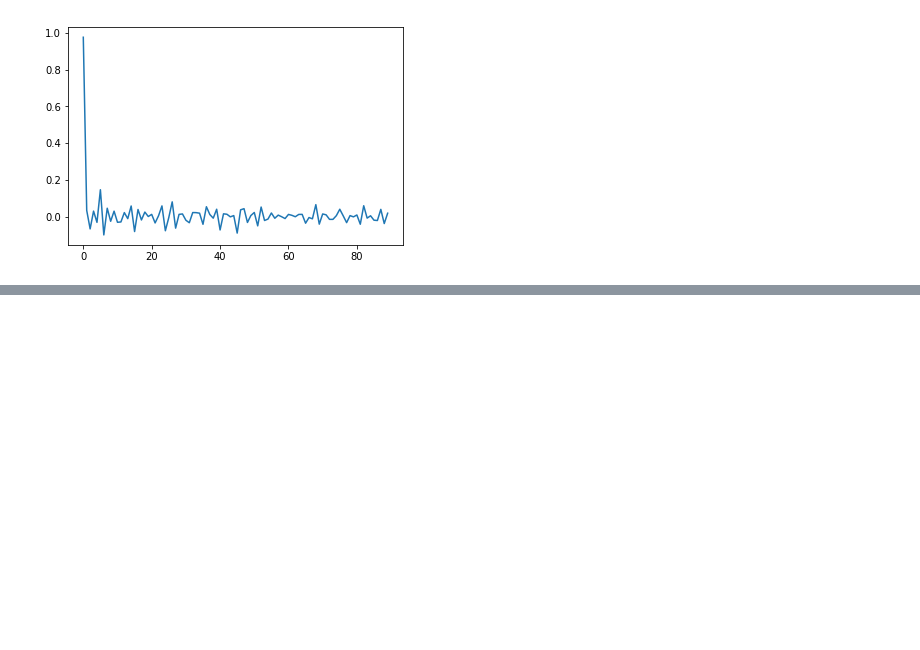
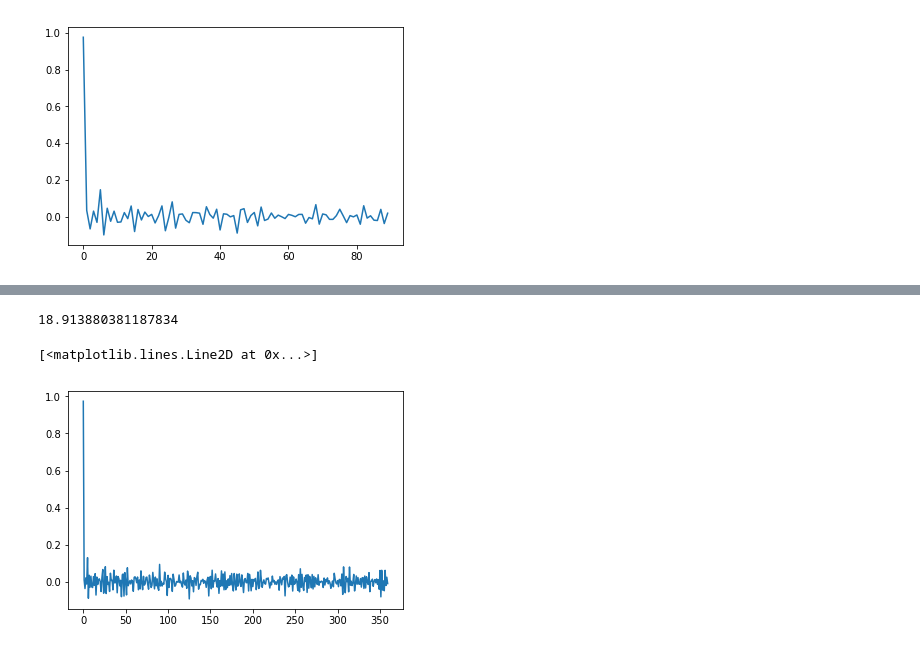
Before and after one commit to Itzy17/Proyecto_modulo1_simu_mat, a Jupyter notebook: ProyectoModulo1_SanromanI1_FloresO2_DiazP3.ipynb, the cells around one changed output, grey strips where cells are left out. Drawn from its saved outputs; the diff is of its cells as text; code cells hidden in the pictures; blank space fills up the shorter version.

```diff
--- a/ProyectoModulo1_SanromanI1_FloresO2_DiazP3.ipynb
+++ b/ProyectoModulo1_SanromanI1_FloresO2_DiazP3.ipynb
@@ -216,3 +225,6 @@ plt.plot(x)
 # %% [output]
 [<matplotlib.lines.Line2D at 0x...>]
 [figure]
+# %%
+data, linear = datos(archivo, 361)
+data
@@ -218,0 +239,4 @@ plt.plot(x)
+# %%
+b = data[:,0]
+A = data[:,1:]
+A, b
@@ -218,0 +252,3 @@ plt.plot(x)
+# %%
+x = np.linalg.pinv(A).dot(b)
+x, len(x)
@@ -218,0 +275,9 @@ plt.plot(x)
+# %%
+pred.dot(x)
+# %% [output]
+18.913880381187834
+# %%
+plt.plot(x)
+# %% [output]
+[<matplotlib.lines.Line2D at 0x...>]
+[figure, added]
```
Also changed, not shown: parts of 6 cells of this notebook.
